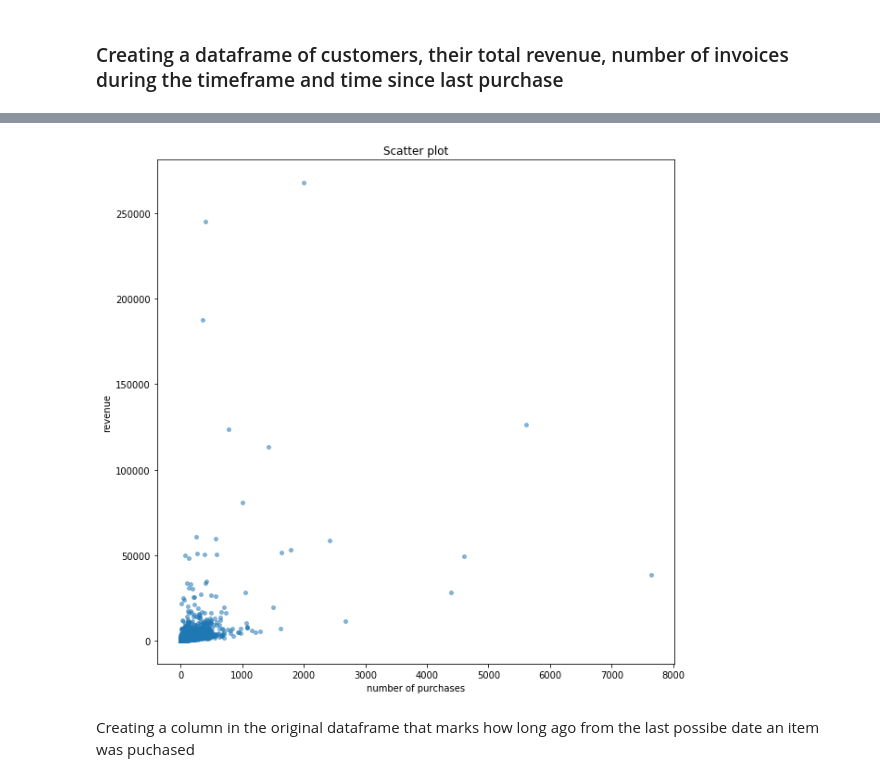
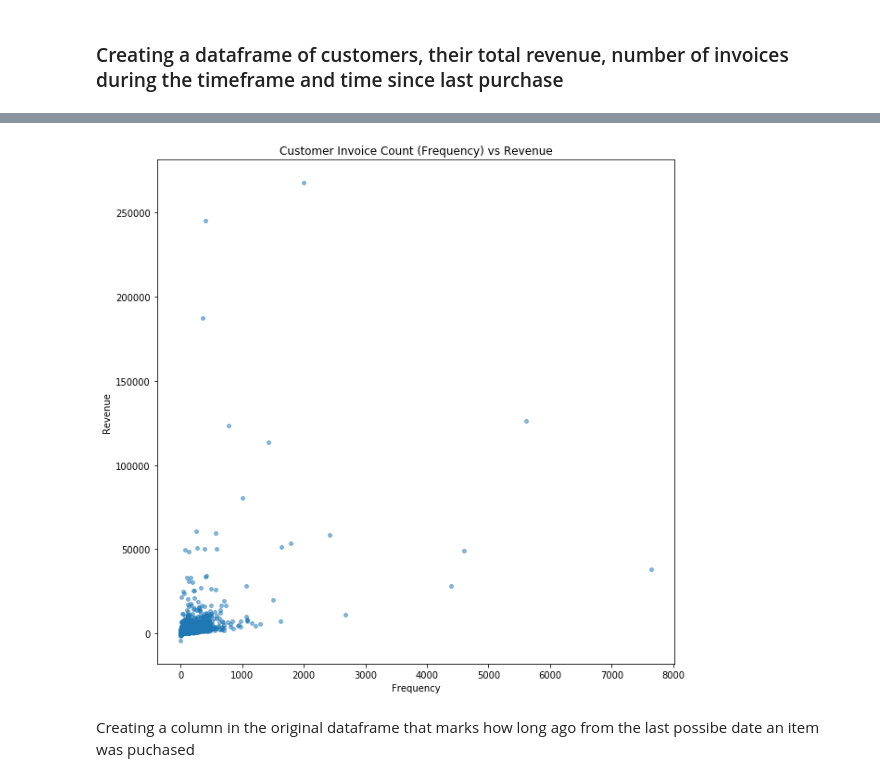
Before and after one commit to robblatt/Unsupervised-Market-Segmentation, a Jupyter notebook: Rob Discovery.ipynb, the cells around one changed output, grey strips where cells are left out. Drawn from its saved outputs; the diff is of its cells as text; code cells hidden in the pictures.

```diff
--- a/Rob Discovery.ipynb
+++ b/Rob Discovery.ipynb
@@ -59,0 +76,2 @@ invoice_count = df.groupby(['CustomerID'], as_index=False)['InvoiceNo'].count()
+# %%
+invoice_count.rename(columns={'Frequency': 'frequency'}, inplace=True)
@@ -60,2 +87,4 @@ invoice_count = df.groupby(['CustomerID'], as_index=False)['InvoiceNo'].count()
 # %%
 customer_total_revenue = df.groupby(['CustomerID'], as_index=False)['TotalRevenue'].sum()
+# %%
+customer_total_revenue.rename(columns={'TotalRevenue': 'monetary'}, inplace=True)
@@ -62,4 +100,4 @@ customer_total_revenue = df.groupby(['CustomerID'], as_index=False)['TotalRevenu
 # %%
-customer_total_revenue.TotalRevenue = round(customer_total_revenue.TotalRevenue, 2)
+customer_total_revenue.monetary = round(customer_total_revenue.monetary, 2)
 # %%
 customer_total_revenue_invoice_count = customer_total_revenue.merge(invoice_count, on='CustomerID', sort=True)
@@ -66,13 +113,13 @@ customer_total_revenue_invoice_count = customer_total_revenue.merge(invoice_coun
 # %%
-customer_total_revenue_invoice_count = customer_total_revenue_invoice_count[customer_total_revenue_invoice_count['TotalRevenue'] > 0]
+#  customer_total_revenue_invoice_count = customer_total_revenue_invoice_count[customer_total_revenue_invoice_count['TotalRevenue'] > 0]
 # %%
 plt.figure(figsize=(10,10))
-plt.scatter(customer_total_revenue_invoice_count.InvoiceNo, customer_total_revenue_invoice_count.TotalRevenue, s=15, alpha=0.5)
-plt.title('Scatter plot')
-plt.xlabel('number of purchases')
-plt.ylabel('revenue')
+plt.scatter(customer_total_revenue_invoice_count.frequency, customer_total_revenue_invoice_count.monetary, s=15, alpha=0.5)
+plt.title('Customer Invoice Count (Frequency) vs Revenue')
+plt.xlabel('Frequency')
+plt.ylabel('Revenue')
 plt.show()
 # %% [output]
-[figure, old version]
+[figure, new version]
 # %% [markdown]
 Creating a column in the original dataframe that marks how long ago from the last possibe date an item was puchased
```
Also changed, not shown: parts of 64 cells of this notebook, 3 other files.
